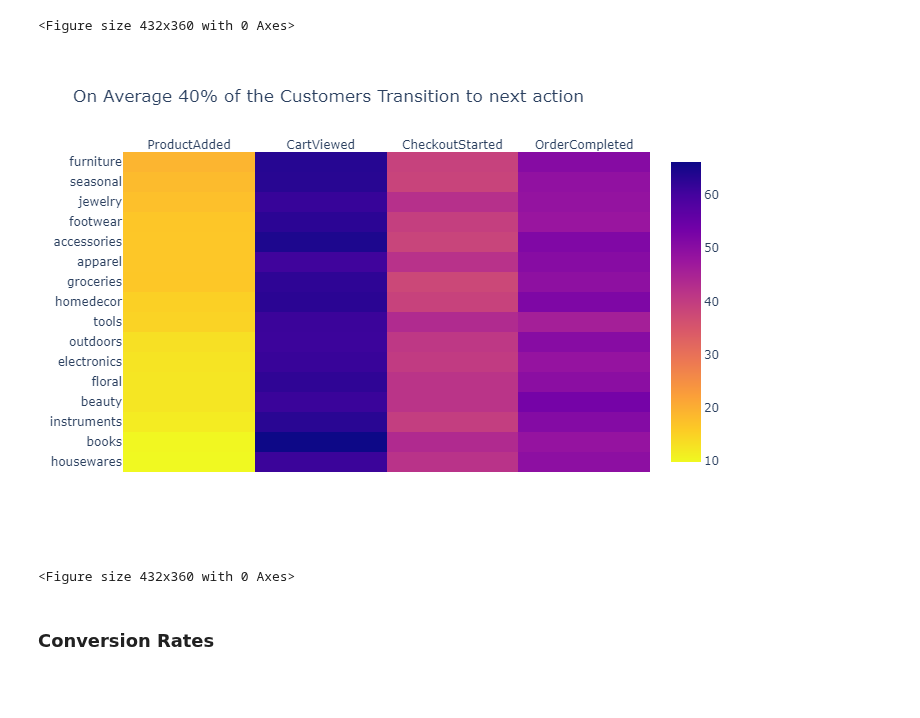
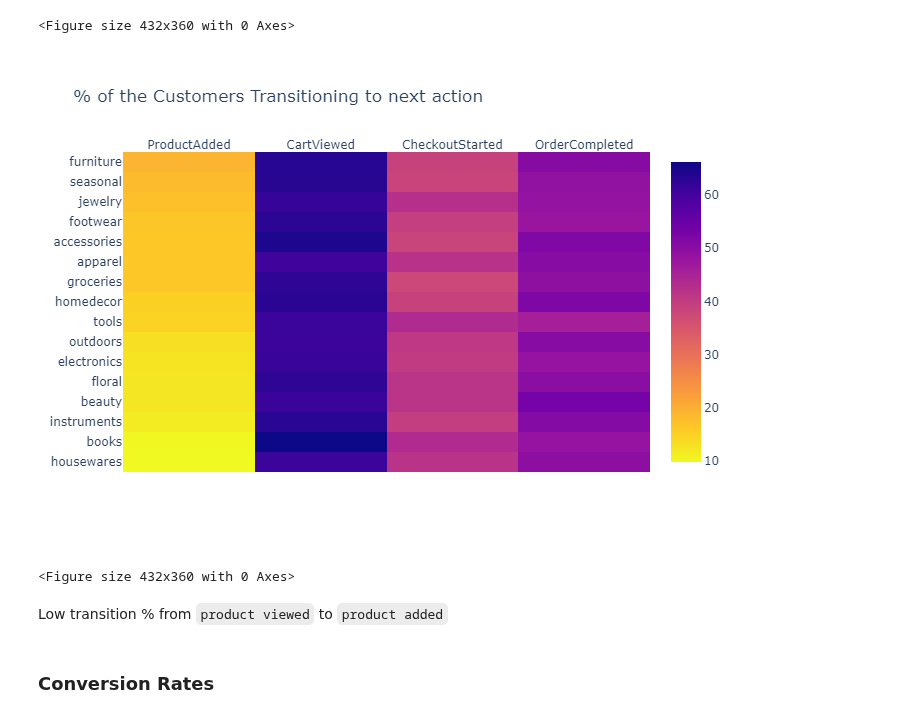
Before and after one commit to diana-kungu/E-commerce-RFM-Analysis, a Jupyter notebook: aws-retail-updated.ipynb, the cells around one changed output. Drawn from its saved outputs; the diff is of its cells as text; code cells hidden in the pictures; blank space fills up the shorter version.

```diff
--- a/aws-retail-updated.ipynb
+++ b/aws-retail-updated.ipynb
@@ -30,12 +24,10 @@ from random import choice
 #### Read Data
 # %%
 #READ DATA
-#users= read_csv('../input/awssampleretaildemostore/users.csv')
-users = pd.read_csv(r'.\Input\raw_users.csv', usecols =[0,1,2,3,4,5,6,7])
-#items = read_csv('../input/awssampleretaildemostore/items.csv')
-products = pd.read_csv(r'.\Input\raw_products.csv',
+users = pd.read_csv(r'.\Input\AWS Demo Retail Data\raw_users.csv', usecols =[0,1,2,3,4,5,6,7])
+products = pd.read_csv(r'.\Input\AWS Demo Retail Data\raw_products.csv',
                        usecols = [0,3,4,5,7,10])
-df_lst = pd.read_csv(r'.\Input\interactions.csv',
+df_lst = pd.read_csv(r'.\Input\AWS Demo Retail Data\interactions.csv',
                         iterator=True, chunksize=20000)
 
 df = pd.concat(df_lst)
@@ -184,7 +176,7 @@ for i in df_categories.columns[1:-1]:
     sns.barplot(x = i, y = 'category', data = df_categories,
                 order= df_categories.sort_values(
                 by=[i], ascending=False).set_index('category').index,
-               palette = 'plasma')
+               palette = '')
     sns.despine(bottom = True, left = True)
     c = c + 1
 
@@ -290,32 +291,34 @@ fig.show(renderer= "png")
 # %%
 transition_rates = interactions[interactions.columns[:-1]].copy()
 
 def trans_rate(f, t):
     rate = (transition_rates[t]*100/transition_rates[f]).round(2)
     return rate
 
 actions = ['ProductViewed', "ProductAdded", 'CartViewed','CheckoutStarted', 'OrderCompleted']
 rate_lst = [trans_rate(actions[i],actions[i+1]) for i in range(len(actions)-1)]
 
 trans_matrix = pd.DataFrame(zip(*rate_lst), index=transition_rates.category,
                            columns= actions[1:])
 
 trans_matrix = trans_matrix.sort_values(by='ProductAdded')
 
 #Conversion percent heatmap
 plt.figure(figsize=(6,5))
 fig = go.Figure(data =
             go.Heatmap(x = trans_matrix.columns, y = trans_matrix.index.values,
             z = trans_matrix.values,
             colorscale = 'plasma_r'))
 
 fig.update_xaxes(side="top")
-fig.update_layout(title_text = 'On Average 40% of the Customers Transition to next action ')
+fig.update_layout(title_text = ' % of the Customers Transitioning to next action ')
 fig.show(renderer= "png")
 #rate_lst
 # %% [output]
-[figure, old version]
+[figure, new version]
 <Figure size 432x360 with 0 Axes>
+# %% [markdown]
+Low transition % from `product viewed` to `product added`
 # %% [markdown]
 ### Conversion Rates
 # %%
```
Also changed, not shown: parts of 13 cells of this notebook, 1 other file.
